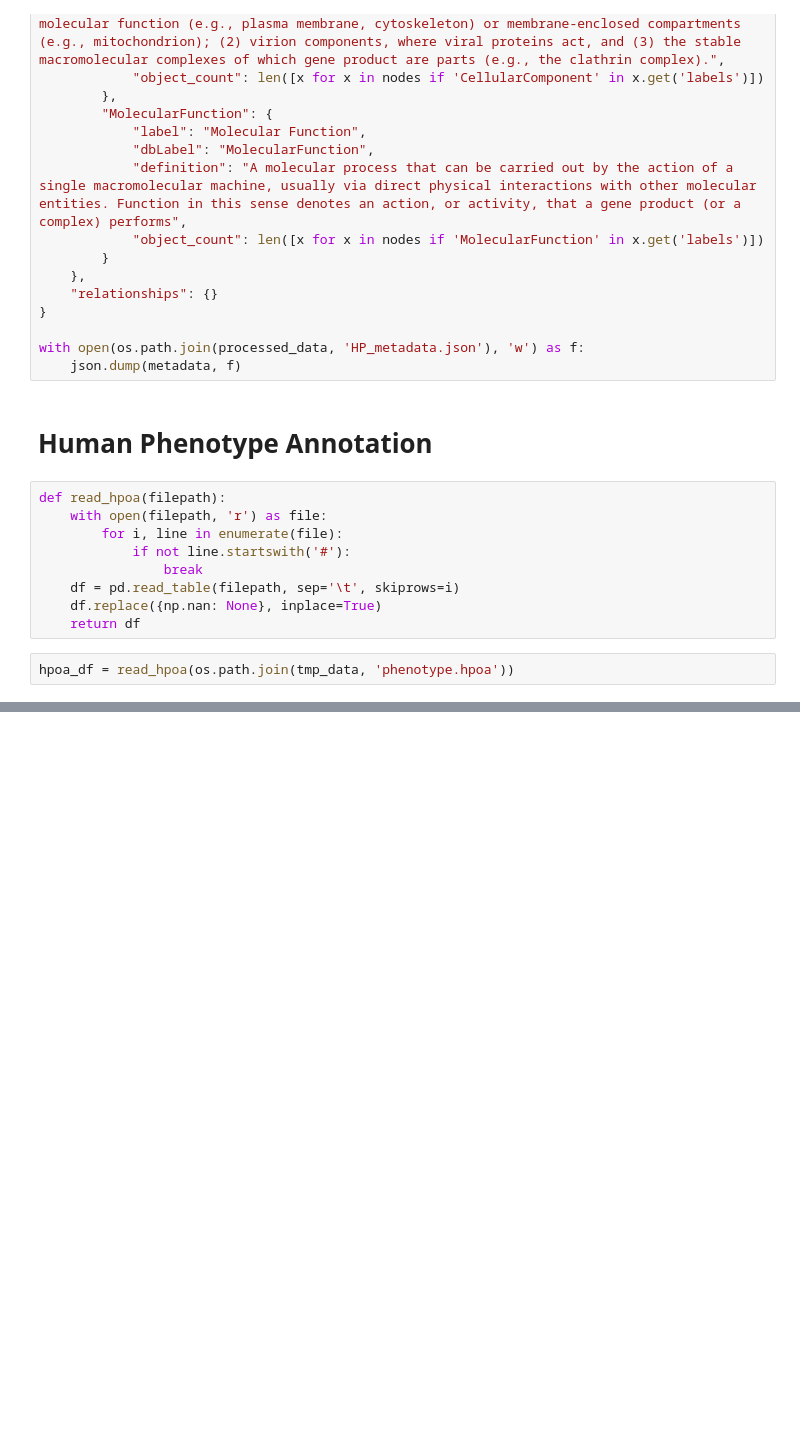
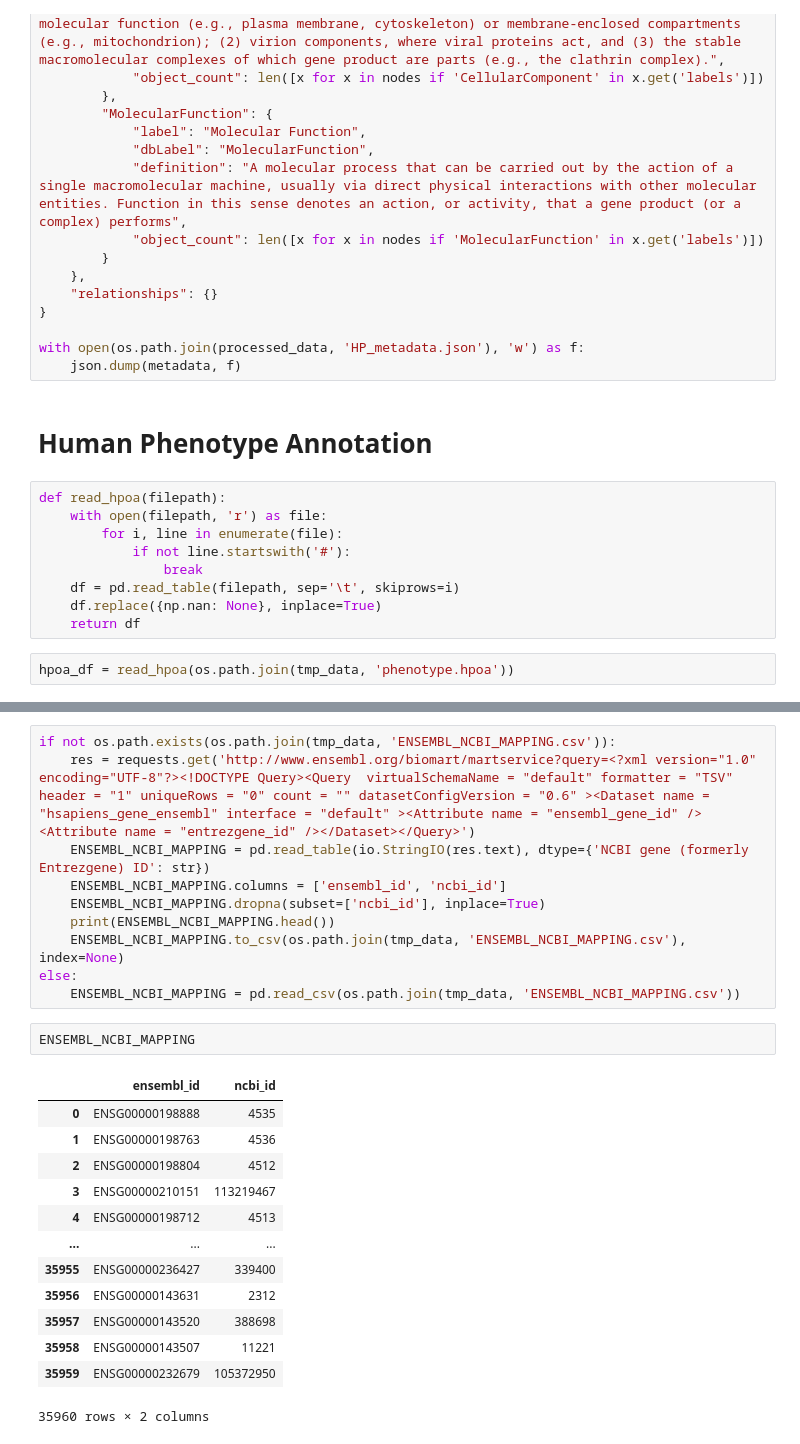
Before and after one commit to biobox-analytics/biobox-analytics, a Jupyter notebook: notebooks/ontology-data-packs/ontology-data-prep.ipynb, the cells around one changed output, grey strips where cells are left out. Saved outputs shown, nothing was run; the diff lists cells and outputs as text; blank space fills up the shorter version.

```diff
--- a/notebooks/ontology-data-packs/ontology-data-prep.ipynb
+++ b/notebooks/ontology-data-packs/ontology-data-prep.ipynb
@@ -646,0 +882,26 @@ hpoa_df.head()
+# %%
+if not os.path.exists(os.path.join(tmp_data, 'ENSEMBL_NCBI_MAPPING.csv')):
+    res = requests.get('http://www.ensembl.org/biomart/martservice?query=<?xml version="1.0" encoding="UTF-8"?><!DOCTYPE Query><Query  virtualSchemaName = "default" formatter = "TSV" header = "1" uniqueRows = "0" count = "" datasetConfigVersion = "0.6" ><Dataset name = "hsapiens_gene_ensembl" interface = "default" ><Attribute name = "ensembl_gene_id" /><Attribute name = "entrezgene_id" /></Dataset></Query>')
+    ENSEMBL_NCBI_MAPPING = pd.read_table(io.StringIO(res.text), dtype={'NCBI gene (formerly Entrezgene) ID': str})
+    ENSEMBL_NCBI_MAPPING.columns = ['ensembl_id', 'ncbi_id']
+    ENSEMBL_NCBI_MAPPING.dropna(subset=['ncbi_id'], inplace=True)
+    print(ENSEMBL_NCBI_MAPPING.head())
+    ENSEMBL_NCBI_MAPPING.to_csv(os.path.join(tmp_data, 'ENSEMBL_NCBI_MAPPING.csv'), index=None)
+else:
+    ENSEMBL_NCBI_MAPPING = pd.read_csv(os.path.join(tmp_data, 'ENSEMBL_NCBI_MAPPING.csv'))
+# %%
+ENSEMBL_NCBI_MAPPING
+# %% [output]
+|  | ensembl_id | ncbi_id |
+| 0 | ENSG00000198888 | 4535 |
+| 1 | ENSG00000198763 | 4536 |
+| 2 | ENSG00000198804 | 4512 |
+| 3 | ENSG00000210151 | 113219467 |
+| 4 | ENSG00000198712 | 4513 |
+| ... | ... | ... |
+| 35955 | ENSG00000236427 | 339400 |
+| 35956 | ENSG00000143631 | 2312 |
+| 35957 | ENSG00000143520 | 388698 |
+| 35958 | ENSG00000143507 | 11221 |
+| 35959 | ENSG00000232679 | 105372950 |
+35960 rows × 2 columns
```
Also changed, not shown: parts of 28 cells of this notebook, 4 other files.
